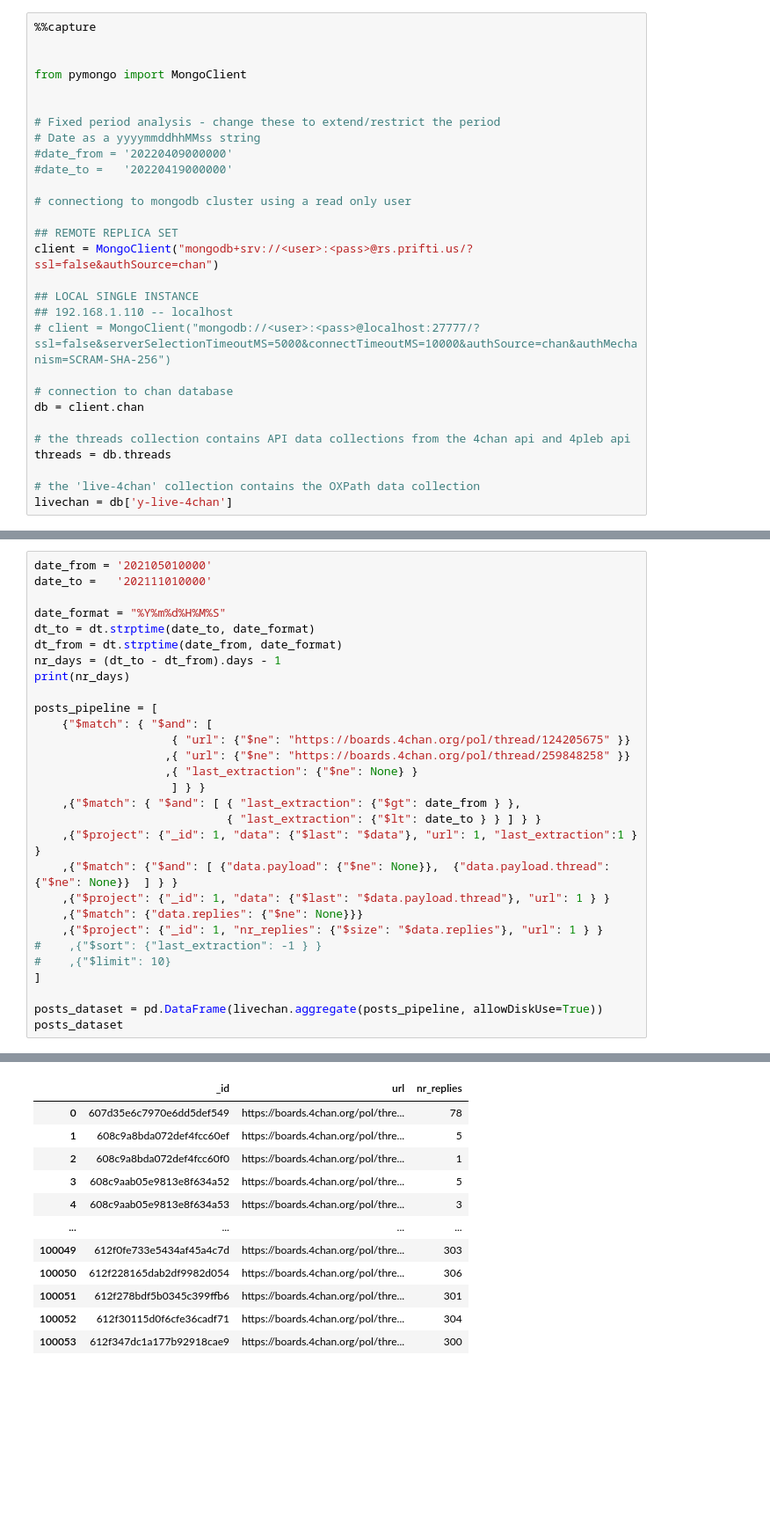
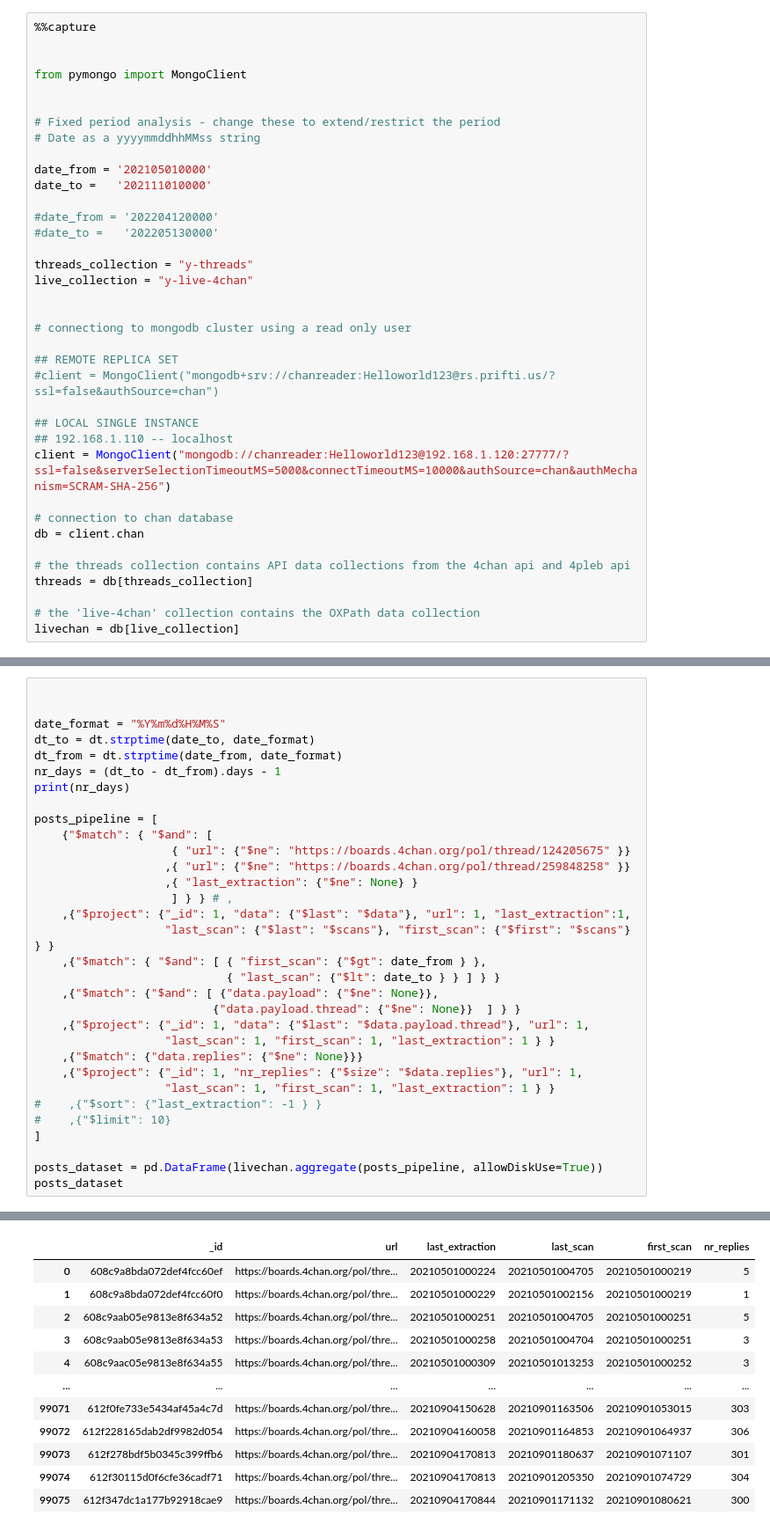
Before and after one commit to yprift01/4chan-data-project, a Jupyter notebook: jupyter/4chan-data-campaign.ipynb, the cells around one changed output, grey strips where cells are left out. Shown at 88% size. Saved outputs shown, nothing was run; the diff lists cells and outputs as text; blank space fills up the shorter version.

```diff
--- a/jupyter/4chan-data-campaign.ipynb
+++ b/jupyter/4chan-data-campaign.ipynb
@@ -13,26 +14,34 @@ from pymongo import MongoClient
 
 # Fixed period analysis - change these to extend/restrict the period
 # Date as a yyyymmddhhMMss string
-#date_from = '20220409000000'
-#date_to =   '20220419000000'
+
+date_from = '202105010000'
+date_to =   '202111010000'
+
+#date_from = '202204120000'
+#date_to =   '202205130000'
+
+threads_collection = "y-threads"
+live_collection = "y-live-4chan"
+
 
 # connectiong to mongodb cluster using a read only user
 
 ## REMOTE REPLICA SET
-client = MongoClient("mongodb+srv://<user>:<pass>@rs.prifti.us/?ssl=false&authSource=chan")
+#client = MongoClient("mongodb+srv://chanreader:Helloworld123@rs.prifti.us/?ssl=false&authSource=chan")
 
 ## LOCAL SINGLE INSTANCE
 ## 192.168.1.110 -- localhost
-# client = MongoClient("mongodb://<user>:<pass>@localhost:27777/?ssl=false&serverSelectionTimeoutMS=5000&connectTimeoutMS=10000&authSource=chan&authMechanism=SCRAM-SHA-256")
+client = MongoClient("mongodb://chanreader:Helloworld123@192.168.1.120:27777/?ssl=false&serverSelectionTimeoutMS=5000&connectTimeoutMS=10000&authSource=chan&authMechanism=SCRAM-SHA-256")
 
 # connection to chan database
 db = client.chan
 
 # the threads collection contains API data collections from the 4chan api and 4pleb api
-threads = db.threads
+threads = db[threads_collection]
 
 # the 'live-4chan' collection contains the OXPath data collection
-livechan = db['y-live-4chan']
+livechan = db[live_collection]
 # %%
 # %%capture
 import pandas as pd
@@ -100,43 +89,46 @@ instances_dataset
 # %%
-date_from = '202105010000'
-date_to =   '202111010000'
+
 
 date_format = "%Y%m%d%H%M%S"
 dt_to = dt.strptime(date_to, date_format)
 dt_from = dt.strptime(date_from, date_format)
 nr_days = (dt_to - dt_from).days - 1
 print(nr_days)
 
 posts_pipeline = [
     {"$match": { "$and": [
                     { "url": {"$ne": "https://boards.4chan.org/pol/thread/124205675" }}
                    ,{ "url": {"$ne": "https://boards.4chan.org/pol/thread/259848258" }}
                    ,{ "last_extraction": {"$ne": None} }
-                    ] } }
-    ,{"$match": { "$and": [ { "last_extraction": {"$gt": date_from } },
-                            { "last_extraction": {"$lt": date_to } } ] } }
-    ,{"$project": {"_id": 1, "data": {"$last": "$data"}, "url": 1, "last_extraction":1 } }
-    ,{"$match": {"$and": [ {"data.payload": {"$ne": None}},  {"data.payload.thread": {"$ne": None}}  ] } }
-    ,{"$project": {"_id": 1, "data": {"$last": "$data.payload.thread"}, "url": 1 } }
+                    ] } } # ,
+    ,{"$project": {"_id": 1, "data": {"$last": "$data"}, "url": 1, "last_extraction":1,
+                   "last_scan": {"$last": "$scans"}, "first_scan": {"$first": "$scans"} } }
+    ,{"$match": { "$and": [ { "first_scan": {"$gt": date_from } },
+                            { "last_scan": {"$lt": date_to } } ] } }
+    ,{"$match": {"$and": [ {"data.payload": {"$ne": None}},
+                          {"data.payload.thread": {"$ne": None}}  ] } }
+    ,{"$project": {"_id": 1, "data": {"$last": "$data.payload.thread"}, "url": 1,
+                   "last_scan": 1, "first_scan": 1, "last_extraction": 1 } }
     ,{"$match": {"data.replies": {"$ne": None}}}
-    ,{"$project": {"_id": 1, "nr_replies": {"$size": "$data.replies"}, "url": 1 } }
+    ,{"$project": {"_id": 1, "nr_replies": {"$size": "$data.replies"}, "url": 1,
+                   "last_scan": 1, "first_scan": 1, "last_extraction": 1 } }
 #    ,{"$sort": {"last_extraction": -1 } }
 #    ,{"$limit": 10}
 ]
 
 posts_dataset = pd.DataFrame(livechan.aggregate(posts_pipeline, allowDiskUse=True))
 posts_dataset
 # %% [output]
 183
-|  | _id | url | nr_replies |
-| 0 | 607d35e6c7970e6dd5def549 | https://boards.4chan.org/pol/thre... | 78 |
-| 1 | 608c9a8bda072def4fcc60ef | https://boards.4chan.org/pol/thre... | 5 |
-| 2 | 608c9a8bda072def4fcc60f0 | https://boards.4chan.org/pol/thre... | 1 |
-| 3 | 608c9aab05e9813e8f634a52 | https://boards.4chan.org/pol/thre... | 5 |
-| 4 | 608c9aab05e9813e8f634a53 | https://boards.4chan.org/pol/thre... | 3 |
-| ... | ... | ... | ... |
-| 100049 | 612f0fe733e5434af45a4c7d | https://boards.4chan.org/pol/thre... | 303 |
-| 100050 | 612f228165dab2df9982d054 | https://boards.4chan.org/pol/thre... | 306 |
-| 100051 | 612f278bdf5b0345c399ffb6 | https://boards.4chan.org/pol/thre... | 301 |
-| 100052 | 612f30115d0f6cfe36cadf71 | https://boards.4chan.org/pol/thre... | 304 |
-| 100053 | 612f347dc1a177b92918cae9 | https://boards.4chan.org/pol/thre... | 300 |
+|  | _id | url | last_extraction | last_scan | first_scan | nr_replies |
+| 0 | 608c9a8bda072def4fcc60ef | https://boards.4chan.org/pol/thre... | 20210501000224 | 20210501004705 | 20210501000219 | 5 |
+| 1 | 608c9a8bda072def4fcc60f0 | https://boards.4chan.org/pol/thre... | 20210501000229 | 20210501002156 | 20210501000219 | 1 |
+| 2 | 608c9aab05e9813e8f634a52 | https://boards.4chan.org/pol/thre... | 20210501000251 | 20210501004705 | 20210501000251 | 5 |
+| 3 | 608c9aab05e9813e8f634a53 | https://boards.4chan.org/pol/thre... | 20210501000258 | 20210501004704 | 20210501000251 | 3 |
+| 4 | 608c9aac05e9813e8f634a55 | https://boards.4chan.org/pol/thre... | 20210501000309 | 20210501013253 | 20210501000252 | 3 |
+| ... | ... | ... | ... | ... | ... | ... |
+| 99071 | 612f0fe733e5434af45a4c7d | https://boards.4chan.org/pol/thre... | 20210904150628 | 20210901163506 | 20210901053015 | 303 |
+| 99072 | 612f228165dab2df9982d054 | https://boards.4chan.org/pol/thre... | 20210904160058 | 20210901164853 | 20210901064937 | 306 |
+| 99073 | 612f278bdf5b0345c399ffb6 | https://boards.4chan.org/pol/thre... | 20210904170813 | 20210901180637 | 20210901071107 | 301 |
+| 99074 | 612f30115d0f6cfe36cadf71 | https://boards.4chan.org/pol/thre... | 20210904170813 | 20210901205350 | 20210901074729 | 304 |
+| 99075 | 612f347dc1a177b92918cae9 | https://boards.4chan.org/pol/thre... | 20210904170844 | 20210901171132 | 20210901080621 | 300 |
```
Also changed, not shown: parts of 15 cells of this notebook, 1 other file.
